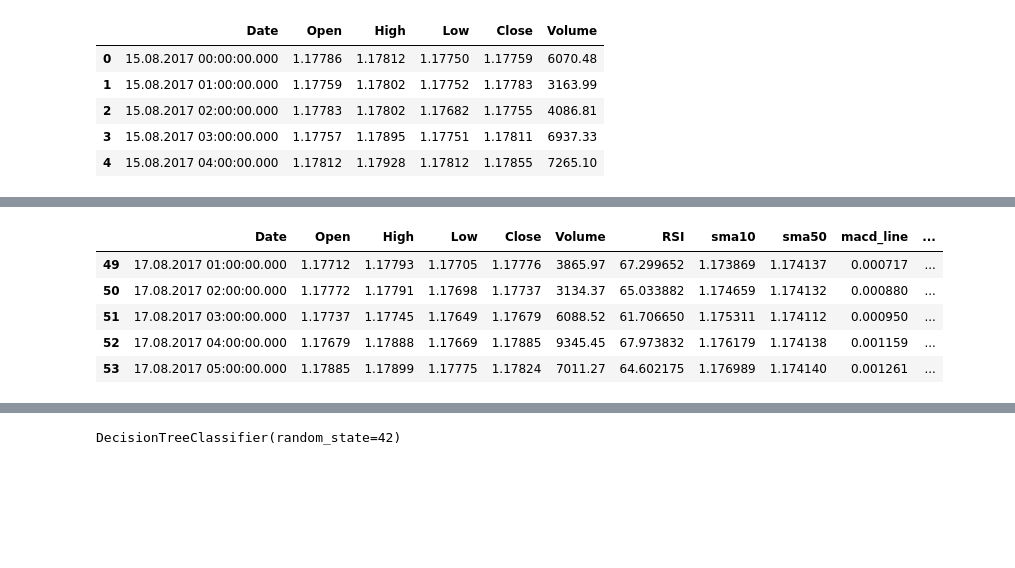
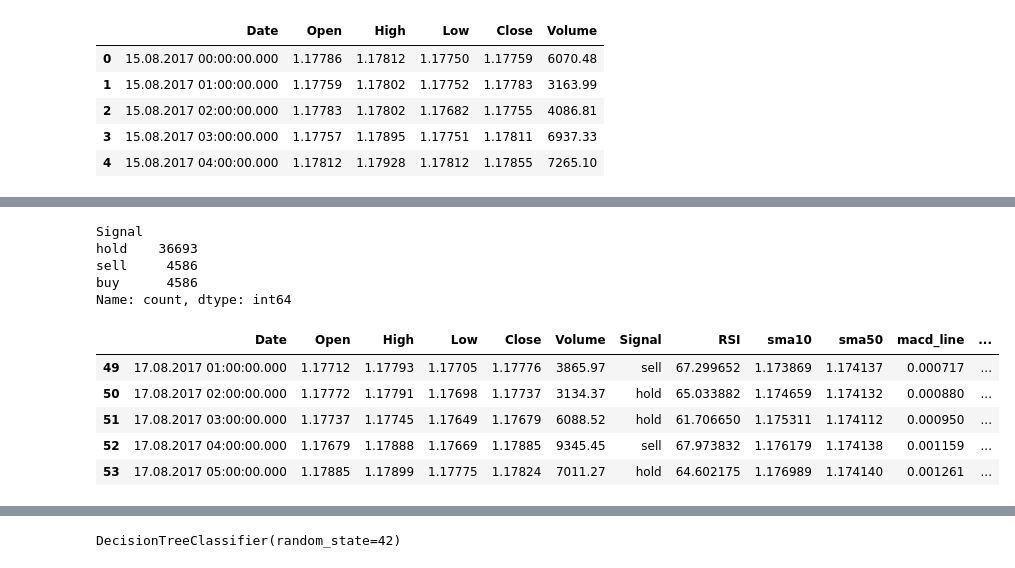
Before and after one commit to mostafamhmdi/alpha-niroo, a Jupyter notebook: signalization.ipynb, the cells around one changed output, grey strips where cells are left out. Drawn from its saved outputs; the diff is of its cells as text; code cells hidden in the pictures; blank space fills up the shorter version.

Commit message:
Kaggle Notebook | signalization | Version 2

```diff
--- a/signalization.ipynb
+++ b/signalization.ipynb
@@ -35,3 +36,23 @@ data.head()
 | 2 | 15.08.2017 02:00:00.000 | 1.17783 | 1.17802 | 1.17682 | 1.17755 | 4086.81 |
 | 3 | 15.08.2017 03:00:00.000 | 1.17757 | 1.17895 | 1.17751 | 1.17811 | 6937.33 |
 | 4 | 15.08.2017 04:00:00.000 | 1.17812 | 1.17928 | 1.17812 | 1.17855 | 7265.10 |
+# %%
+# اضافه کردن ستون سیگنال با مقدار پیش‌فرض 'hold'
+data['Signal'] = 'hold'
+
+# تنظیم اندازه پنجره و گام
+window_size = 10
+step = 10
+
+# پیمایش روی داده‌ها با پنجره متحرک
+for start in range(0, len(data) - window_size + 1, step):
+    # انتخاب پنجره فعلی
+    window = data.iloc[start:start + window_size]
+
+    # پیدا کردن اندیس کمترین مقدار Low و بیشترین مقدار High در پنجره
+    min_low_idx = window['Close'].idxmin()
+    max_high_idx = window['Close'].idxmax()
+
+    # تخصیص سیگنال‌ها
+    data.loc[min_low_idx, 'Signal'] = 'buy'
+    data.loc[max_high_idx, 'Signal'] = 'sell'
@@ -38,21 +85,37 @@ data.head()
+# %%
+data['Signal'].value_counts(dropna=False)
+# %% [output]
+Signal
+hold    36693
+sell     4586
+buy      4586
+Name: count, dtype: int64
 # %%
 import pandas_ta as ta
 data['RSI'] = ta.rsi(data['Close'], length=14)
 data['sma10'] = ta.sma(data['Close'], length=10)
 data['sma50'] = ta.sma(data['Close'], length=50)
-macd = ta.macd(data['Close'], fast=12, slow=26, signal=9)
+macd = ta.macd(data['Close'], fast=12, slow=26, Signal=9)
 data['macd_line'] = macd['MACD_12_26_9']
-data['macd_signal'] = macd['MACDs_12_26_9']
-data['macd_diff'] = data['macd_line'] - data['macd_signal']
+data['macd_Signal'] = macd['MACDs_12_26_9']
+data['macd_diff'] = data['macd_line'] - data['macd_Signal']
+data['sma_diff'] = data['sma50'] - data['sma10']
+
+
+data['ATR'] = ta.atr(data['High'], data['Low'], data['Close'], length=14)
+bb = ta.bbands(data['Close'], length=20, std=2)
+data['BB_upper'] = bb['BBU_20_2.0']
+data['BB_lower'] = bb['BBL_20_2.0']
+data['BB_mid'] = bb['BBM_20_2.0']
+data['Close_lag1'] = data['Close'].shift(1)
+data['Close_lag2'] = data['Close'].shift(2)
 data.dropna(inplace=True)
 
-data['sma_diff'] = data['sma50'] - data['sma10']
-
 data.head()
 # %% [output]
-|  | Date | Open | High | Low | Close | Volume | RSI | sma10 | sma50 | macd_line | ... |
-| 49 | 17.08.2017 01:00:00.000 | 1.17712 | 1.17793 | 1.17705 | 1.17776 | 3865.97 | 67.299652 | 1.173869 | 1.174137 | 0.000717 | ... |
-| 50 | 17.08.2017 02:00:00.000 | 1.17772 | 1.17791 | 1.17698 | 1.17737 | 3134.37 | 65.033882 | 1.174659 | 1.174132 | 0.000880 | ... |
-| 51 | 17.08.2017 03:00:00.000 | 1.17737 | 1.17745 | 1.17649 | 1.17679 | 6088.52 | 61.706650 | 1.175311 | 1.174112 | 0.000950 | ... |
-| 52 | 17.08.2017 04:00:00.000 | 1.17679 | 1.17888 | 1.17669 | 1.17885 | 9345.45 | 67.973832 | 1.176179 | 1.174138 | 0.001159 | ... |
-| 53 | 17.08.2017 05:00:00.000 | 1.17885 | 1.17899 | 1.17775 | 1.17824 | 7011.27 | 64.602175 | 1.176989 | 1.174140 | 0.001261 | ... |
+|  | Date | Open | High | Low | Close | Volume | Signal | RSI | sma10 | sma50 | macd_line | ... |
+| 49 | 17.08.2017 01:00:00.000 | 1.17712 | 1.17793 | 1.17705 | 1.17776 | 3865.97 | sell | 67.299652 | 1.173869 | 1.174137 | 0.000717 | ... |
+| 50 | 17.08.2017 02:00:00.000 | 1.17772 | 1.17791 | 1.17698 | 1.17737 | 3134.37 | hold | 65.033882 | 1.174659 | 1.174132 | 0.000880 | ... |
+| 51 | 17.08.2017 03:00:00.000 | 1.17737 | 1.17745 | 1.17649 | 1.17679 | 6088.52 | hold | 61.706650 | 1.175311 | 1.174112 | 0.000950 | ... |
+| 52 | 17.08.2017 04:00:00.000 | 1.17679 | 1.17888 | 1.17669 | 1.17885 | 9345.45 | sell | 67.973832 | 1.176179 | 1.174138 | 0.001159 | ... |
+| 53 | 17.08.2017 05:00:00.000 | 1.17885 | 1.17899 | 1.17775 | 1.17824 | 7011.27 | hold | 64.602175 | 1.176989 | 1.174140 | 0.001261 | ... |
```
Also changed, not shown: parts of 33 cells of this notebook.
